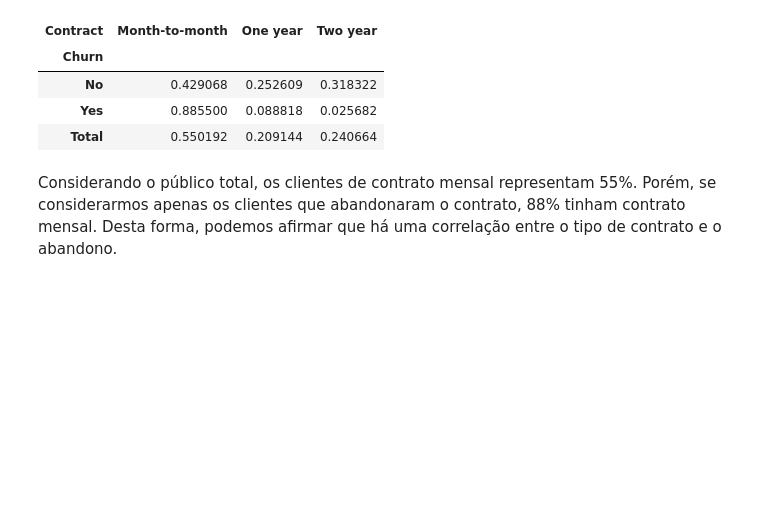
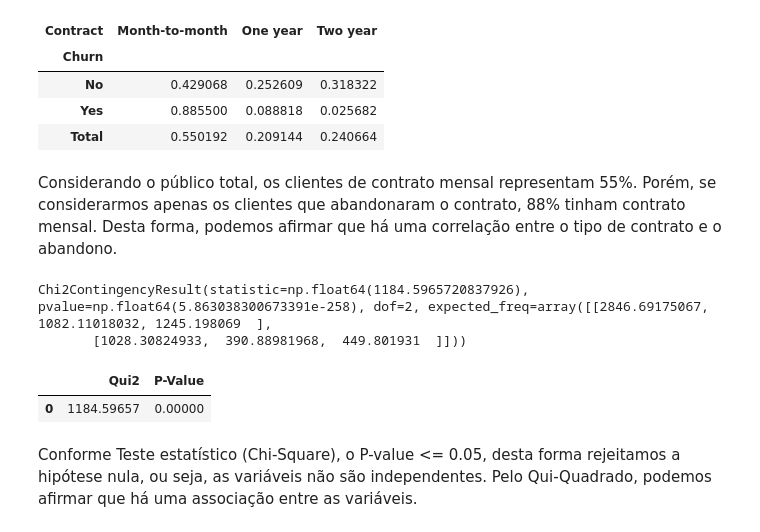
Before and after one commit to LucaPinheiro/telecom-eda-churn, a Jupyter notebook: eda-churn.ipynb, the cells around one changed output. Cells and saved outputs as stored; diff of their text form; code cells hidden in the pictures; blank space fills up the shorter version.

Commit message:
Refactor and update EDA code for churn dataset

```diff
--- a/eda-churn.ipynb
+++ b/eda-churn.ipynb
@@ -613,0 +634,23 @@ Desta forma, podemos afirmar que há uma correlação entre o tipo de contrato e
+# %%
+chi_scores_churn_contract
+# %% [output]
+Chi2ContingencyResult(statistic=np.float64(1184.5965720837926), pvalue=np.float64(5.863038300673391e-258), dof=2, expected_freq=array([[2846.69175067, 1082.11018032, 1245.198069  ],
+       [1028.30824933,  390.88981968,  449.801931  ]]))
+# %%
+scores_churn_contract = pd.Series(chi_scores_churn_contract[0])
+# %%
+pvalues_churn_contract = pd.Series(chi_scores_churn_contract[1])
+# %%
+# Apresentar números com decimais sem a notação científica
+pd.set_option('display.float_format', lambda x: '%.5f' % x)
+# %%
+# Criar Dataframe com os resultados
+df_chi_scores_churn_contract = pd.DataFrame(
+    {"Qui2": scores_churn_contract, "P-Value": pvalues_churn_contract})
+# %%
+df_chi_scores_churn_contract
+# %% [output]
+|  | Qui2 | P-Value |
+| 0 | 1184.59657 | 0.00000 |
+# %% [markdown]
+Conforme Teste estatístico (Chi-Square), o P-value <= 0.05, desta forma rejeitamos a hipótese nula, ou seja, as variáveis não são independentes. Pelo Qui-Quadrado, podemos afirmar que há uma associação entre as variáveis.
```
Also changed, not shown: parts of 4 cells of this notebook.
